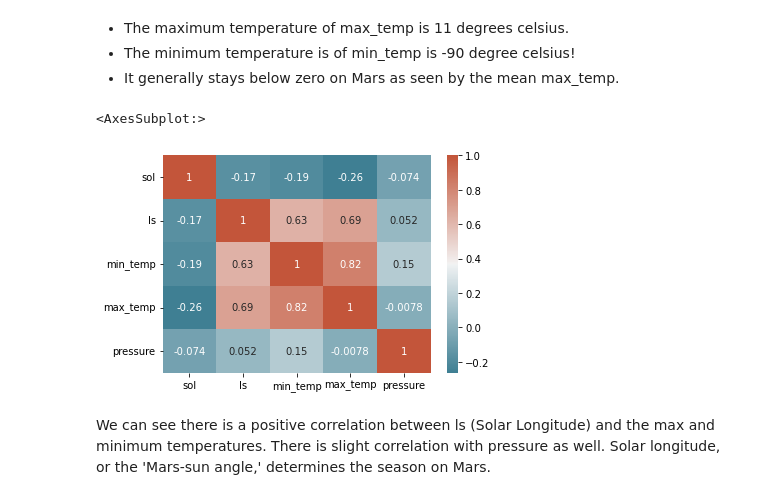
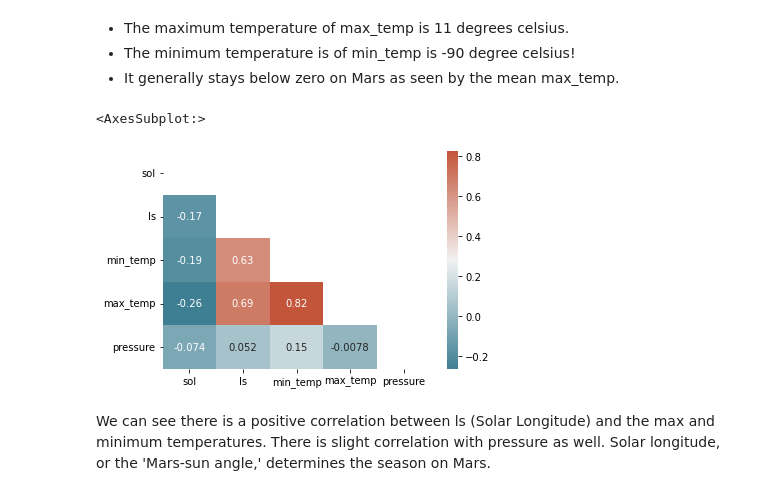
Before and after one commit to data301-2021-winter1/group15-project, a Jupyter notebook: notebooks/group_analysis.ipynb, the cells around one changed output. Saved outputs shown, nothing was run; the diff lists cells and outputs as text; code cells hidden in the pictures.

```diff
--- a/notebooks/group_analysis.ipynb
+++ b/notebooks/group_analysis.ipynb
@@ -58,10 +58,12 @@ dfp.describe().T
 - It generally stays below zero on Mars as seen by the mean max_temp.
 # %%
 corr = dfp.corr()
-sns.heatmap(corr, xticklabels=corr.columns, yticklabels=corr.columns, annot=True, cmap=sns.diverging_palette(220, 20, as_cmap=True))
+# From stack overflow: https://stackoverflow.com/questions/57414771/how-to-plot-only-the-lower-triangle-of-a-seaborn-heatmap/65455988#65455988
+matrix = np.triu(corr)
+sns.heatmap(corr, xticklabels=corr.columns, yticklabels=corr.columns, annot=True, cmap=sns.diverging_palette(220, 20, as_cmap=True), mask=matrix)
 # %% [output]
 <AxesSubplot:>
-[figure, old version]
+[figure, new version]
 # %% [markdown]
 We can see there is a positive correlation between ls (Solar Longitude) and the max and minimum temperatures. There is slight correlation with pressure as well. Solar longitude, or the 'Mars-sun angle,' determines the season on Mars.
 # %% [markdown]
```
Also changed, not shown: parts of 6 cells of this notebook, 2 other files.
